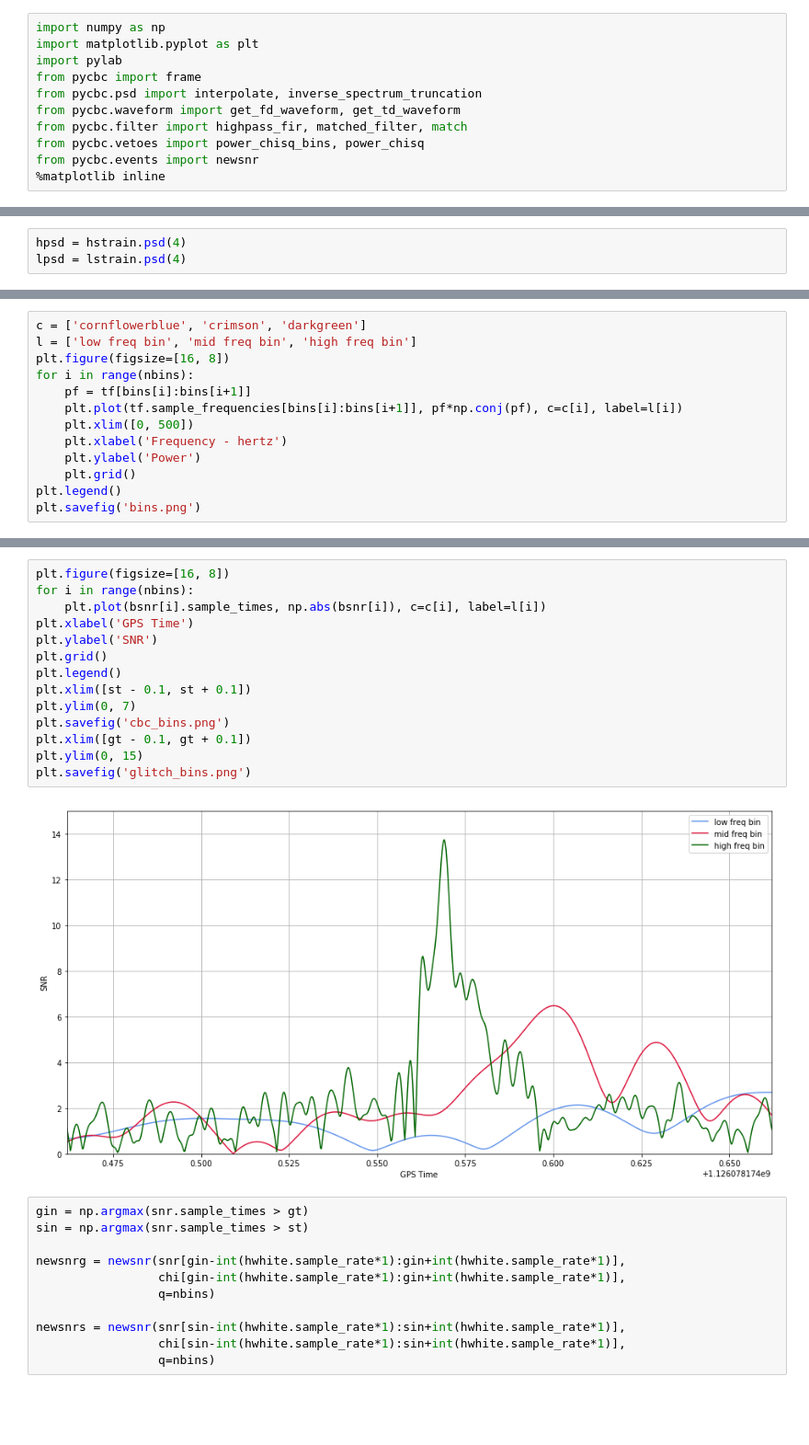
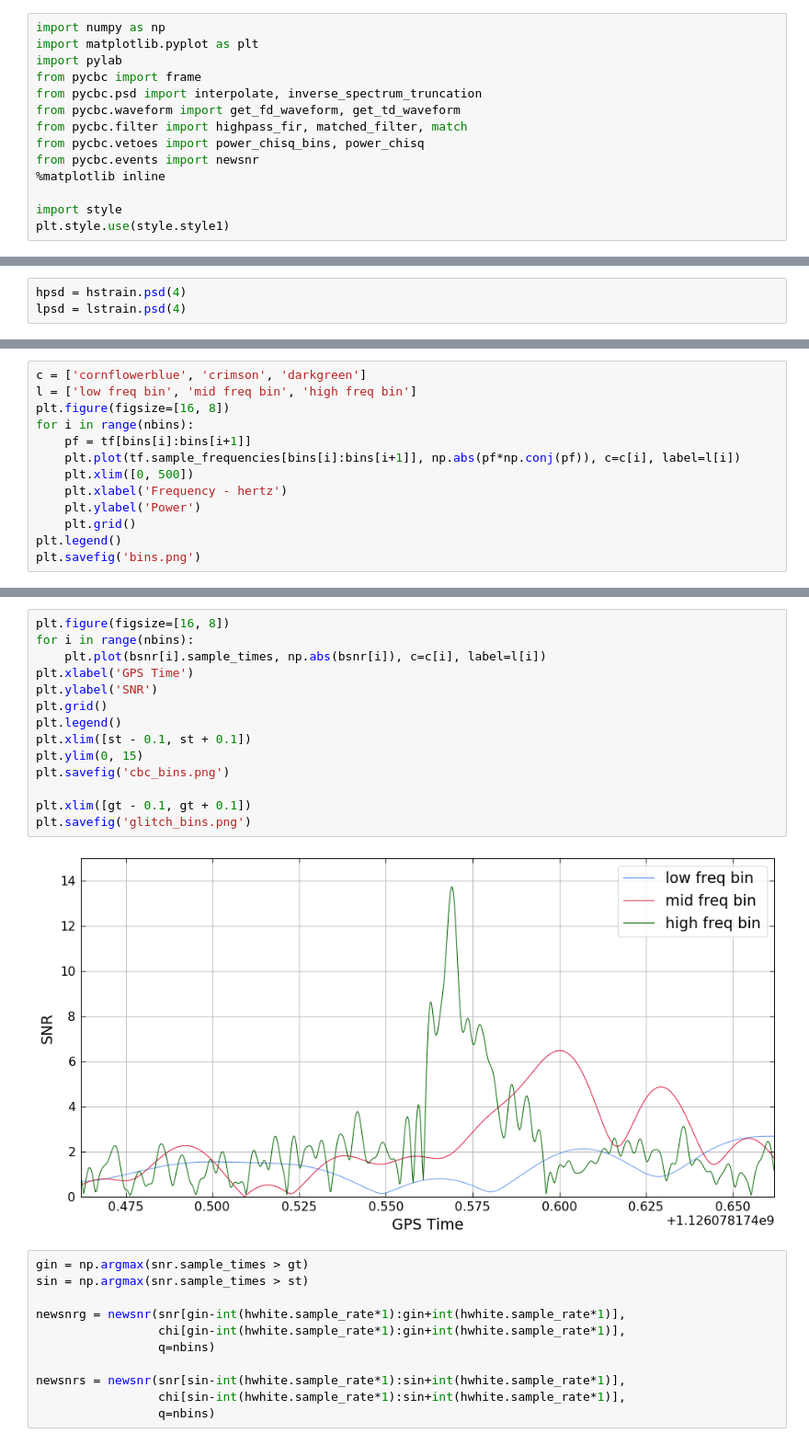
Before and after one commit to connor-mcisaac/gw_test, a Jupyter notebook: PyCBC/make_plots.ipynb, the cells around one changed output, grey strips where cells are left out. Shown at 92% size. Cells and saved outputs as stored; diff of their text form; blank space fills up the shorter version.

```diff
--- a/PyCBC/make_plots.ipynb
+++ b/PyCBC/make_plots.ipynb
@@ -9,6 +9,9 @@ from pycbc.filter import highpass_fir, matched_filter, match
 from pycbc.vetoes import power_chisq_bins, power_chisq
 from pycbc.events import newsnr
 %matplotlib inline
+
+import style
+plt.style.use(style.style1)
 # %%
 hstrain = frame.read_frame('../Data/H-H1_LOSC_4_V1-1126076416-4096.gwf', 'H1:LOSC-STRAIN')
 lstrain = frame.read_frame('../Data/L-L1_LOSC_4_V1-1126076416-4096.gwf', 'L1:LOSC-STRAIN')
@@ -160,7 +163,7 @@ l = ['low freq bin', 'mid freq bin', 'high freq bin']
 plt.figure(figsize=[16, 8])
 for i in range(nbins):
     pf = tf[bins[i]:bins[i+1]]
-    plt.plot(tf.sample_frequencies[bins[i]:bins[i+1]], pf*np.conj(pf), c=c[i], label=l[i])
+    plt.plot(tf.sample_frequencies[bins[i]:bins[i+1]], np.abs(pf*np.conj(pf)), c=c[i], label=l[i])
     plt.xlim([0, 500])
     plt.xlabel('Frequency - hertz')
     plt.ylabel('Power')
@@ -176,19 +177,19 @@ creating /tmp/weave-connor-VOOs5h/python27_intermediate/compiler_dca32ba36a73175
 # %%
 plt.figure(figsize=[16, 8])
 for i in range(nbins):
     plt.plot(bsnr[i].sample_times, np.abs(bsnr[i]), c=c[i], label=l[i])
 plt.xlabel('GPS Time')
 plt.ylabel('SNR')
 plt.grid()
 plt.legend()
 plt.xlim([st - 0.1, st + 0.1])
-plt.ylim(0, 7)
+plt.ylim(0, 15)
 plt.savefig('cbc_bins.png')
+
 plt.xlim([gt - 0.1, gt + 0.1])
-plt.ylim(0, 15)
 plt.savefig('glitch_bins.png')
 # %% [output]
-[figure, old version]
+[figure, new version]
 # %%
 gin = np.argmax(snr.sample_times > gt)
 sin = np.argmax(snr.sample_times > st)
```
Also changed, not shown: parts of 16 cells of this notebook, 20 other files.
